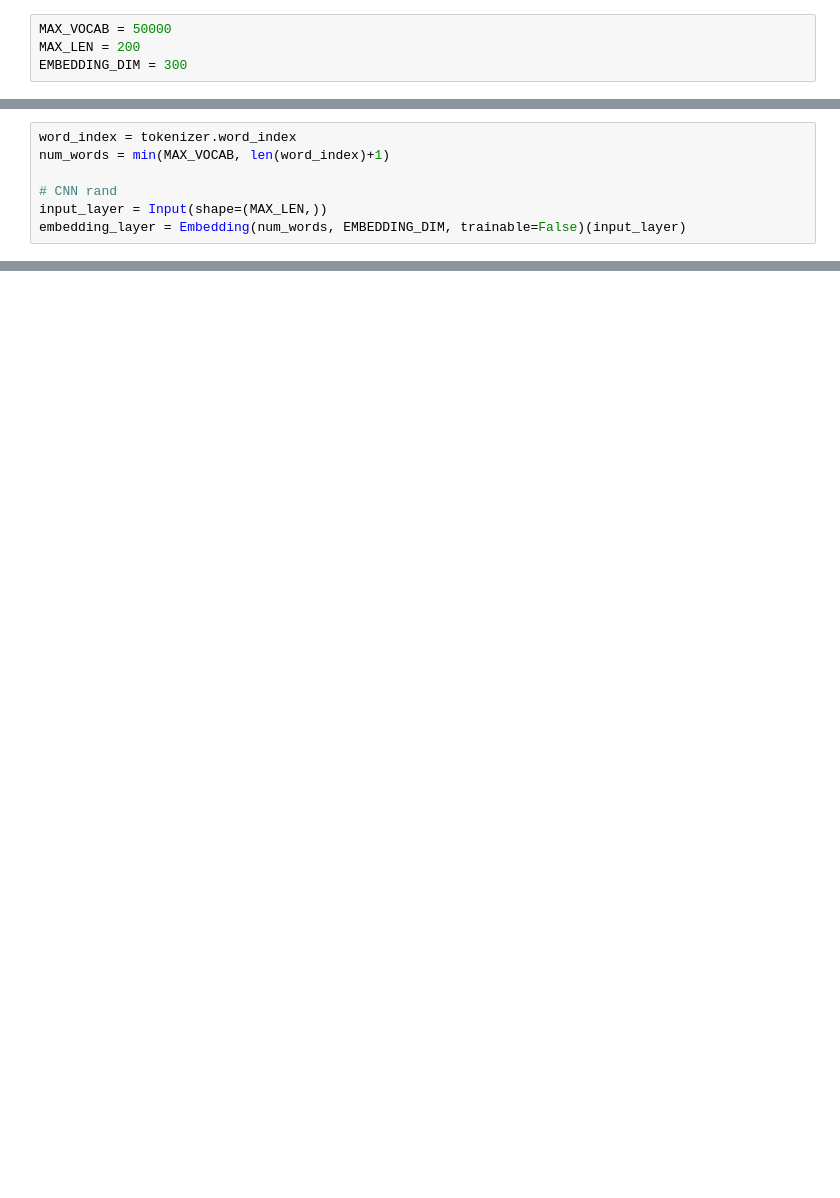
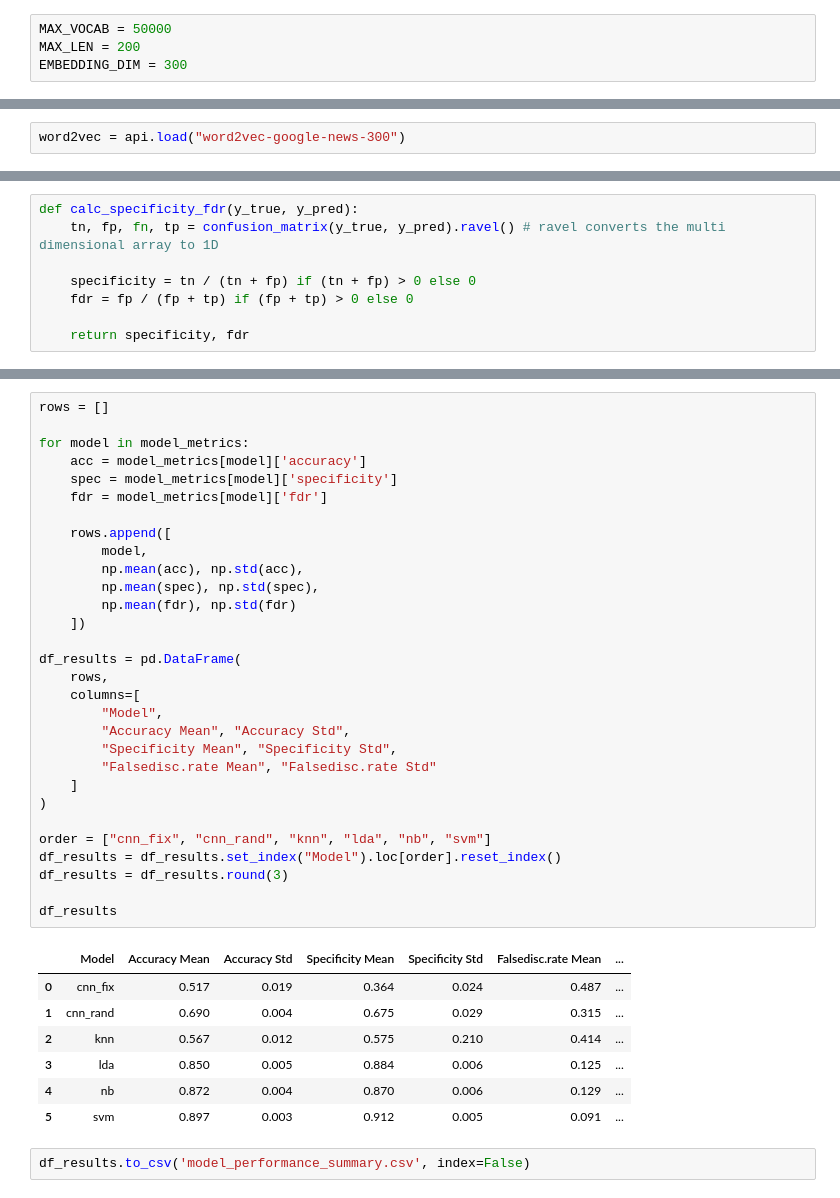
Before and after one commit to Muhammed-Owais01/Toxic-Comment-Classifier, a Jupyter notebook: classifier.ipynb, the cells around one changed output, grey strips where cells are left out. Drawn from its saved outputs; the diff is of its cells as text; blank space fills up the shorter version.

Commit message:
feat: completing cnn, non-cnn models

```diff
--- a/classifier.ipynb
+++ b/classifier.ipynb
@@ -161,7 +153,2 @@ X_test_seq  = pad_sequences(tokenizer.texts_to_sequences(X_test), maxlen=MAX_LEN
-# %%
-word_index = tokenizer.word_index
-num_words = min(MAX_VOCAB, len(word_index)+1)
-
-# CNN rand
-input_layer = Input(shape=(MAX_LEN,))
-embedding_layer = Embedding(num_words, EMBEDDING_DIM, trainable=False)(input_layer)
+# %%
+word2vec = api.load("word2vec-google-news-300")
@@ -227,0 +218,8 @@ print("Saved: models/cnn_rand_model/, models/tokenizer.json, models/history.jobl
+# %%
+def calc_specificity_fdr(y_true, y_pred):
+    tn, fp, fn, tp = confusion_matrix(y_true, y_pred).ravel() # ravel converts the multi dimensional array to 1D
+
+    specificity = tn / (tn + fp) if (tn + fp) > 0 else 0
+    fdr = fp / (fp + tp) if (fp + tp) > 0 else 0
+
+    return specificity, fdr
@@ -227,0 +351,40 @@ print("Saved: models/cnn_rand_model/, models/tokenizer.json, models/history.jobl
+# %%
+rows = []
+
+for model in model_metrics:
+    acc = model_metrics[model]['accuracy']
+    spec = model_metrics[model]['specificity']
+    fdr = model_metrics[model]['fdr']
+
+    rows.append([
+        model,
+        np.mean(acc), np.std(acc),
+        np.mean(spec), np.std(spec),
+        np.mean(fdr), np.std(fdr)
+    ])
+
+df_results = pd.DataFrame(
+    rows,
+    columns=[
+        "Model",
+        "Accuracy Mean", "Accuracy Std",
+        "Specificity Mean", "Specificity Std",
+        "Falsedisc.rate Mean", "Falsedisc.rate Std"
+    ]
+)
+
+order = ["cnn_fix", "cnn_rand", "knn", "lda", "nb", "svm"]
+df_results = df_results.set_index("Model").loc[order].reset_index()
+df_results = df_results.round(3)
+
+df_results
+# %% [output]
+|  | Model | Accuracy Mean | Accuracy Std | Specificity Mean | Specificity Std | Falsedisc.rate Mean | ... |
+| 0 | cnn_fix | 0.517 | 0.019 | 0.364 | 0.024 | 0.487 | ... |
+| 1 | cnn_rand | 0.690 | 0.004 | 0.675 | 0.029 | 0.315 | ... |
+| 2 | knn | 0.567 | 0.012 | 0.575 | 0.210 | 0.414 | ... |
+| 3 | lda | 0.850 | 0.005 | 0.884 | 0.006 | 0.125 | ... |
+| 4 | nb | 0.872 | 0.004 | 0.870 | 0.006 | 0.129 | ... |
+| 5 | svm | 0.897 | 0.003 | 0.912 | 0.005 | 0.091 | ... |
+# %%
+df_results.to_csv('model_performance_summary.csv', index=False)
```
Also changed, not shown: parts of 14 cells of this notebook, 1 other file.
